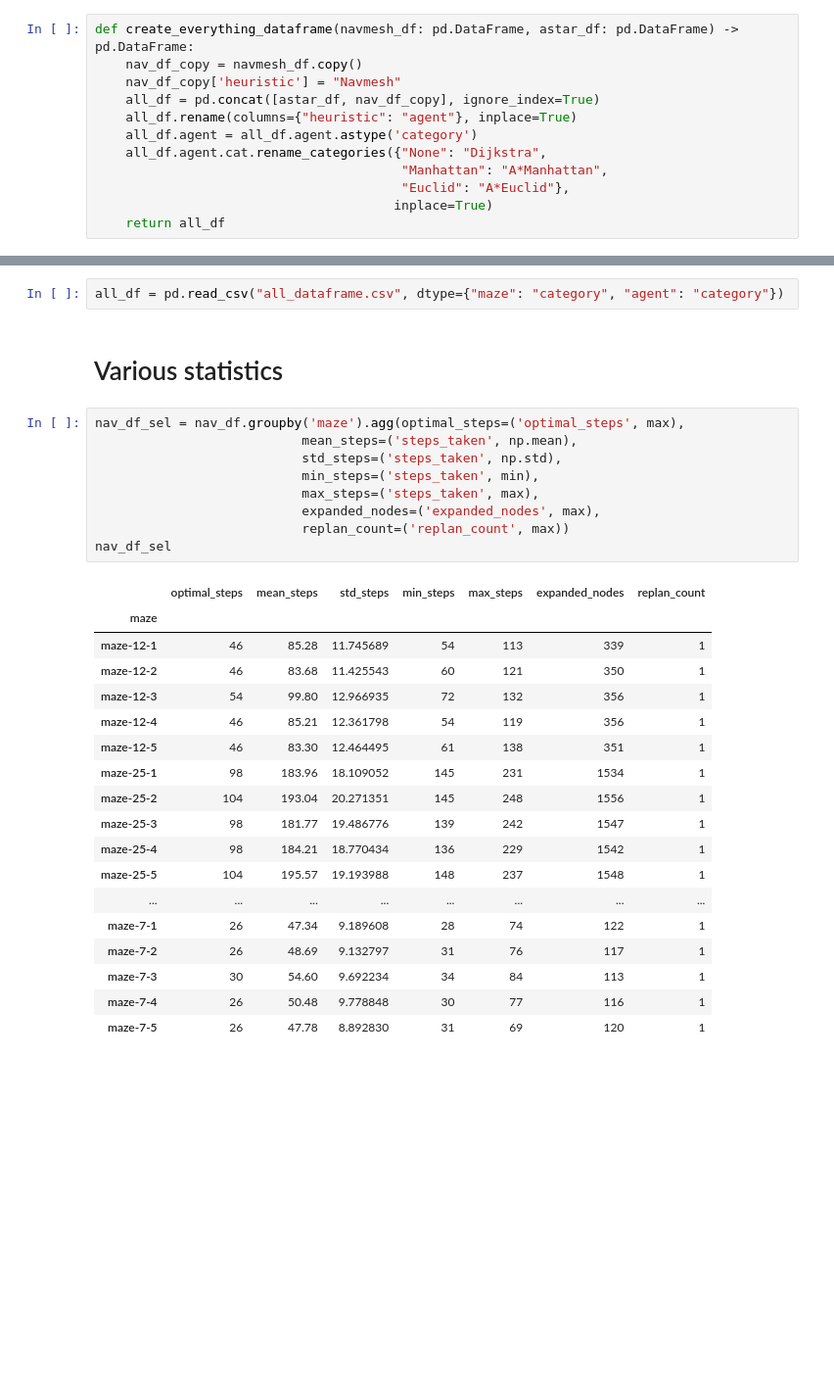
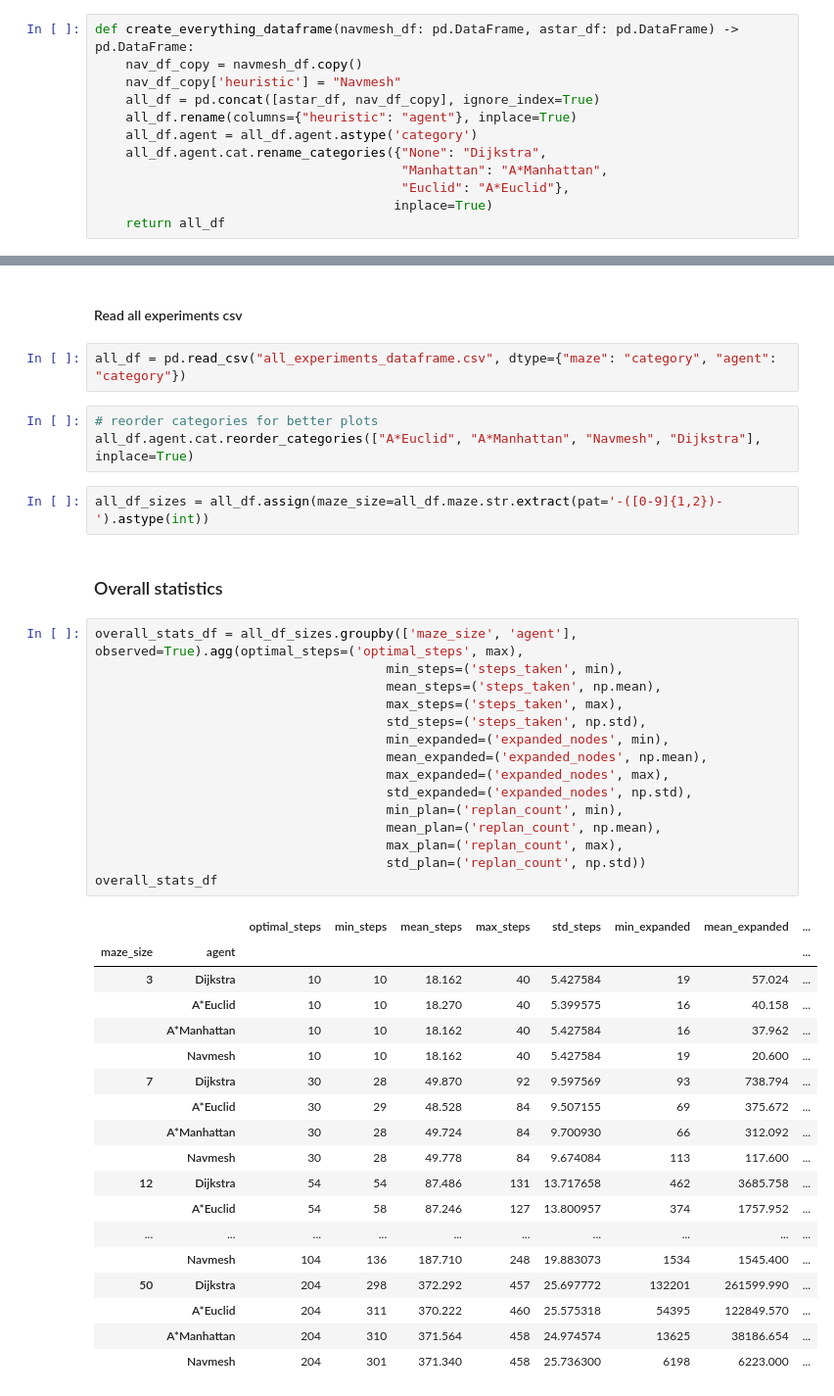
Before and after one commit to prokopCerny/CTU_PUI_2020, a Jupyter notebook: Sem02_probabilistic_planning/experiments.ipynb, the cells around one changed output, grey strips where cells are left out. Shown: that part at 98% size. Cells and saved outputs as stored; diff of their text form; blank space fills up the shorter version.

Commit message:
Sem02 - Create informative graphs about the experiments, upload csv recording all experiments.

```diff
--- a/Sem02_probabilistic_planning/experiments.ipynb
+++ b/Sem02_probabilistic_planning/experiments.ipynb
@@ -192,32 +198,45 @@ all_df.to_csv("all_dataframe.csv", index=False)
+# %% [markdown]
+#### Read all experiments csv
 # %%
-all_df = pd.read_csv("all_dataframe.csv", dtype={"maze": "category", "agent": "category"})
+all_df = pd.read_csv("all_experiments_dataframe.csv", dtype={"maze": "category", "agent": "category"})
+# %%
+# reorder categories for better plots
+all_df.agent.cat.reorder_categories(["A*Euclid", "A*Manhattan", "Navmesh", "Dijkstra"], inplace=True)
+# %%
+all_df_sizes = all_df.assign(maze_size=all_df.maze.str.extract(pat='-([0-9]{1,2})-').astype(int))
 # %% [markdown]
-# Various statistics
+### Overall statistics
 # %%
-nav_df_sel = nav_df.groupby('maze').agg(optimal_steps=('optimal_steps', max),
-                           mean_steps=('steps_taken', np.mean),
-                           std_steps=('steps_taken', np.std),
-                           min_steps=('steps_taken', min),
-                           max_steps=('steps_taken', max),
-                           expanded_nodes=('expanded_nodes', max),
-                           replan_count=('replan_count', max))
-nav_df_sel
+overall_stats_df = all_df_sizes.groupby(['maze_size', 'agent'], observed=True).agg(optimal_steps=('optimal_steps', max),
+                                      min_steps=('steps_taken', min),
+                                      mean_steps=('steps_taken', np.mean),
+                                      max_steps=('steps_taken', max),
+                                      std_steps=('steps_taken', np.std),
+                                      min_expanded=('expanded_nodes', min),
+                                      mean_expanded=('expanded_nodes', np.mean),
+                                      max_expanded=('expanded_nodes', max),
+                                      std_expanded=('expanded_nodes', np.std),
+                                      min_plan=('replan_count', min),
+                                      mean_plan=('replan_count', np.mean),
+                                      max_plan=('replan_count', max),
+                                      std_plan=('replan_count', np.std))
+overall_stats_df
 # %% [output]
-|  | optimal_steps | mean_steps | std_steps | min_steps | max_steps | expanded_nodes | replan_count |
-| maze |  |  |  |  |  |  |  |
-| maze-12-1 | 46 | 85.28 | 11.745689 | 54 | 113 | 339 | 1 |
-| maze-12-2 | 46 | 83.68 | 11.425543 | 60 | 121 | 350 | 1 |
-| maze-12-3 | 54 | 99.80 | 12.966935 | 72 | 132 | 356 | 1 |
-| maze-12-4 | 46 | 85.21 | 12.361798 | 54 | 119 | 356 | 1 |
-| maze-12-5 | 46 | 83.30 | 12.464495 | 61 | 138 | 351 | 1 |
-| maze-25-1 | 98 | 183.96 | 18.109052 | 145 | 231 | 1534 | 1 |
-| maze-25-2 | 104 | 193.04 | 20.271351 | 145 | 248 | 1556 | 1 |
-| maze-25-3 | 98 | 181.77 | 19.486776 | 139 | 242 | 1547 | 1 |
-| maze-25-4 | 98 | 184.21 | 18.770434 | 136 | 229 | 1542 | 1 |
-| maze-25-5 | 104 | 195.57 | 19.193988 | 148 | 237 | 1548 | 1 |
-| ... | ... | ... | ... | ... | ... | ... | ... |
-| maze-7-1 | 26 | 47.34 | 9.189608 | 28 | 74 | 122 | 1 |
-| maze-7-2 | 26 | 48.69 | 9.132797 | 31 | 76 | 117 | 1 |
-| maze-7-3 | 30 | 54.60 | 9.692234 | 34 | 84 | 113 | 1 |
-| maze-7-4 | 26 | 50.48 | 9.778848 | 30 | 77 | 116 | 1 |
-| maze-7-5 | 26 | 47.78 | 8.892830 | 31 | 69 | 120 | 1 |
+|  |  | optimal_steps | min_steps | mean_steps | max_steps | std_steps | min_expanded | mean_expanded | ... |
+| maze_size | agent |  |  |  |  |  |  |  | ... |
+| 3 | Dijkstra | 10 | 10 | 18.162 | 40 | 5.427584 | 19 | 57.024 | ... |
+|  | A*Euclid | 10 | 10 | 18.270 | 40 | 5.399575 | 16 | 40.158 | ... |
+|  | A*Manhattan | 10 | 10 | 18.162 | 40 | 5.427584 | 16 | 37.962 | ... |
+|  | Navmesh | 10 | 10 | 18.162 | 40 | 5.427584 | 19 | 20.600 | ... |
+| 7 | Dijkstra | 30 | 28 | 49.870 | 92 | 9.597569 | 93 | 738.794 | ... |
+|  | A*Euclid | 30 | 29 | 48.528 | 84 | 9.507155 | 69 | 375.672 | ... |
+|  | A*Manhattan | 30 | 28 | 49.724 | 84 | 9.700930 | 66 | 312.092 | ... |
+|  | Navmesh | 30 | 28 | 49.778 | 84 | 9.674084 | 113 | 117.600 | ... |
+| 12 | Dijkstra | 54 | 54 | 87.486 | 131 | 13.717658 | 462 | 3685.758 | ... |
+|  | A*Euclid | 54 | 58 | 87.246 | 127 | 13.800957 | 374 | 1757.952 | ... |
+| ... | ... | ... | ... | ... | ... | ... | ... | ... | ... |
+|  | Navmesh | 104 | 136 | 187.710 | 248 | 19.883073 | 1534 | 1545.400 | ... |
+| 50 | Dijkstra | 204 | 298 | 372.292 | 457 | 25.697772 | 132201 | 261599.990 | ... |
+|  | A*Euclid | 204 | 311 | 370.222 | 460 | 25.575318 | 54395 | 122849.570 | ... |
+|  | A*Manhattan | 204 | 310 | 371.564 | 458 | 24.974574 | 13625 | 38186.654 | ... |
+|  | Navmesh | 204 | 301 | 371.340 | 458 | 25.736300 | 6198 | 6223.000 | ... |
```
Also changed, not shown: parts of 25 cells of this notebook, 1 other file.
